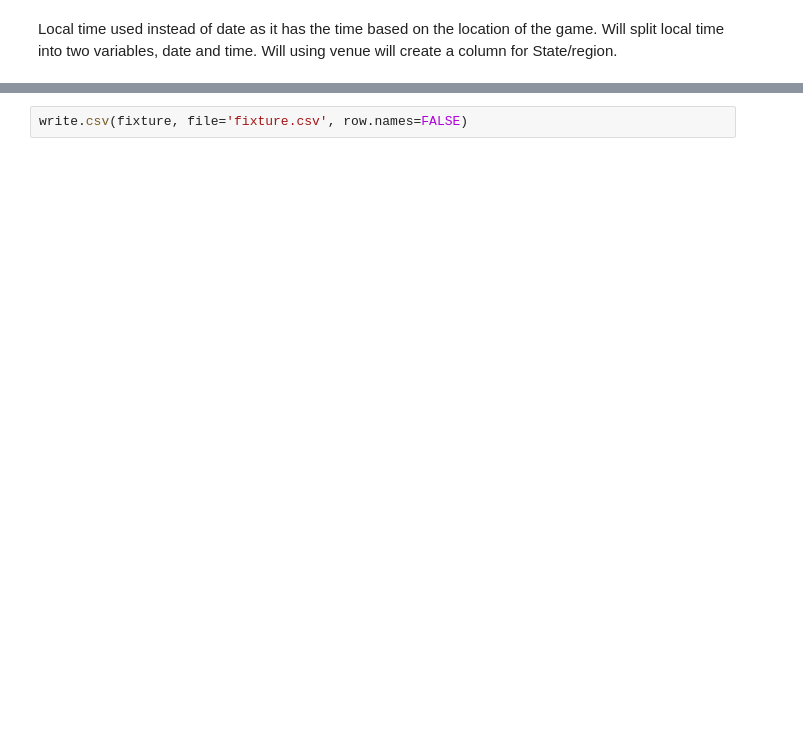
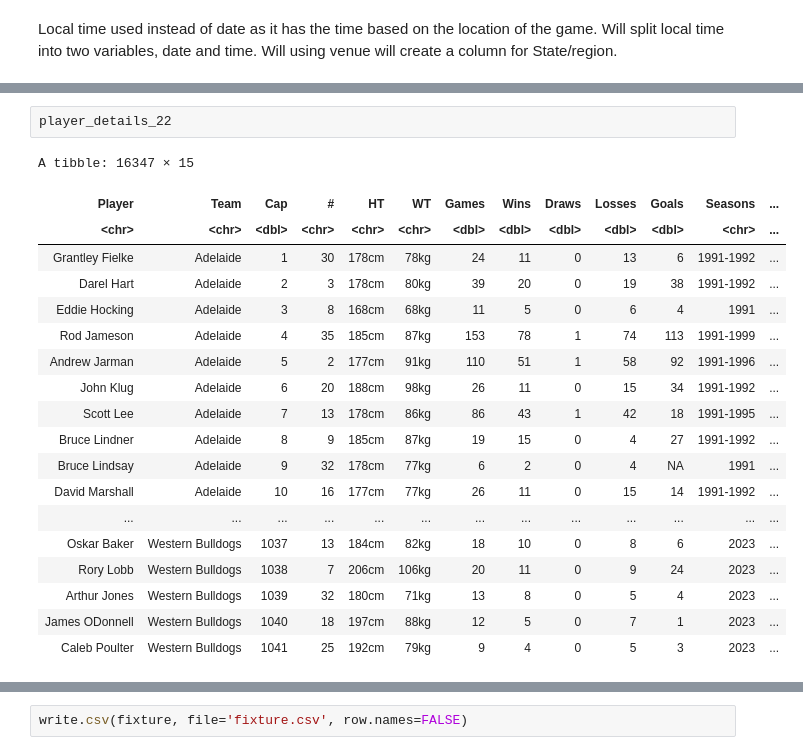
Before and after one commit to LeonViti/AFL, a Jupyter notebook: fitzRoy_Data.ipynb, the cells around one changed output, grey strips where cells are left out. Cells and saved outputs as stored; diff of their text form; blank space fills up the shorter version.

```diff
--- a/fitzRoy_Data.ipynb
+++ b/fitzRoy_Data.ipynb
@@ -140,0 +224,22 @@ A tibble: 6 × 12
+# %%
+player_details_22
+# %% [output]
+A tibble: 16347 × 15
+| Player | Team | Cap | # | HT | WT | Games | Wins | Draws | Losses | Goals | Seasons | ... |
+| <chr> | <chr> | <dbl> | <chr> | <chr> | <chr> | <dbl> | <dbl> | <dbl> | <dbl> | <dbl> | <chr> | ... |
+| Grantley Fielke | Adelaide | 1 | 30 | 178cm | 78kg | 24 | 11 | 0 | 13 | 6 | 1991-1992 | ... |
+| Darel Hart | Adelaide | 2 | 3 | 178cm | 80kg | 39 | 20 | 0 | 19 | 38 | 1991-1992 | ... |
+| Eddie Hocking | Adelaide | 3 | 8 | 168cm | 68kg | 11 | 5 | 0 | 6 | 4 | 1991 | ... |
+| Rod Jameson | Adelaide | 4 | 35 | 185cm | 87kg | 153 | 78 | 1 | 74 | 113 | 1991-1999 | ... |
+| Andrew Jarman | Adelaide | 5 | 2 | 177cm | 91kg | 110 | 51 | 1 | 58 | 92 | 1991-1996 | ... |
+| John Klug | Adelaide | 6 | 20 | 188cm | 98kg | 26 | 11 | 0 | 15 | 34 | 1991-1992 | ... |
+| Scott Lee | Adelaide | 7 | 13 | 178cm | 86kg | 86 | 43 | 1 | 42 | 18 | 1991-1995 | ... |
+| Bruce Lindner | Adelaide | 8 | 9 | 185cm | 87kg | 19 | 15 | 0 | 4 | 27 | 1991-1992 | ... |
+| Bruce Lindsay | Adelaide | 9 | 32 | 178cm | 77kg | 6 | 2 | 0 | 4 | NA | 1991 | ... |
+| David Marshall | Adelaide | 10 | 16 | 177cm | 77kg | 26 | 11 | 0 | 15 | 14 | 1991-1992 | ... |
+| ... | ... | ... | ... | ... | ... | ... | ... | ... | ... | ... | ... | ... |
+| Oskar Baker | Western Bulldogs | 1037 | 13 | 184cm | 82kg | 18 | 10 | 0 | 8 | 6 | 2023 | ... |
+| Rory Lobb | Western Bulldogs | 1038 | 7 | 206cm | 106kg | 20 | 11 | 0 | 9 | 24 | 2023 | ... |
+| Arthur Jones | Western Bulldogs | 1039 | 32 | 180cm | 71kg | 13 | 8 | 0 | 5 | 4 | 2023 | ... |
+| James ODonnell | Western Bulldogs | 1040 | 18 | 197cm | 88kg | 12 | 5 | 0 | 7 | 1 | 2023 | ... |
+| Caleb Poulter | Western Bulldogs | 1041 | 25 | 192cm | 79kg | 9 | 4 | 0 | 5 | 3 | 2023 | ... |
```
Also changed, not shown: parts of 20 cells of this notebook, 3 other files.
